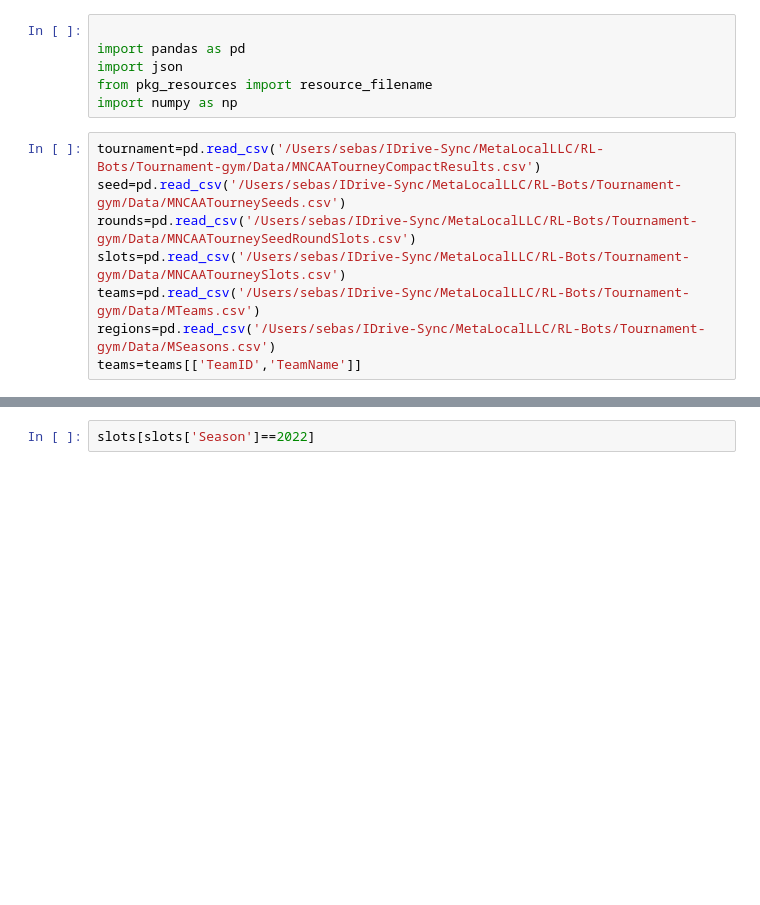
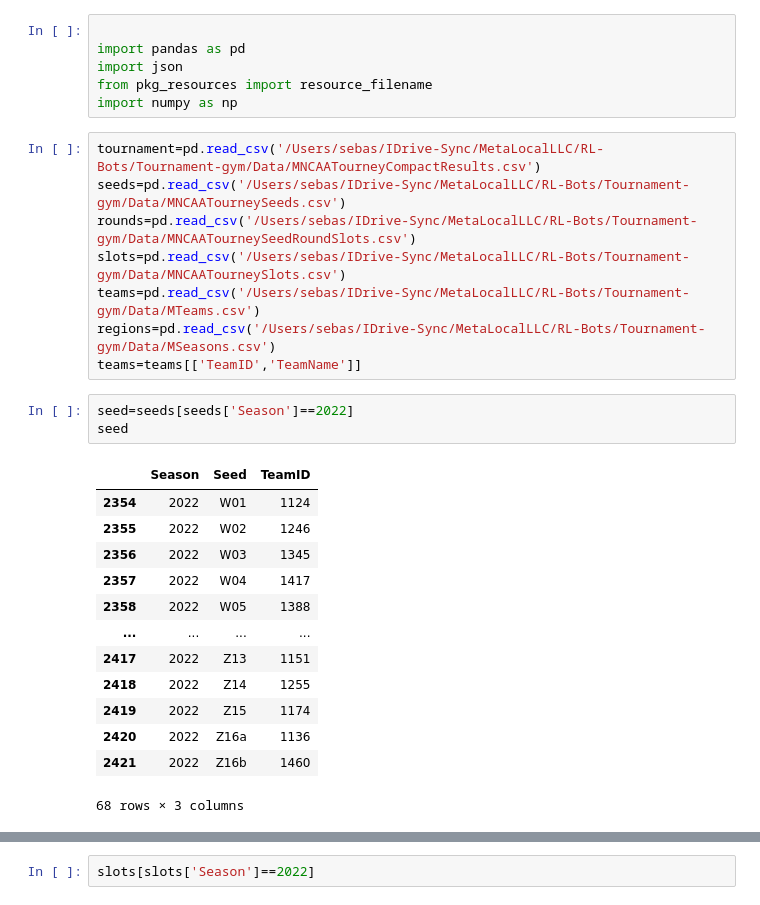
Before and after one commit to sebastiancoombs/Tournament-gym, a Jupyter notebook: Process_data/build mens json.ipynb, the cells around one changed output, grey strips where cells are left out. Cells and saved outputs as stored; diff of their text form; blank space fills up the shorter version.

```diff
--- a/Process_data/build mens json.ipynb
+++ b/Process_data/build mens json.ipynb
@@ -6,10 +6,27 @@ from pkg_resources import resource_filename
 import numpy as np
 # %%
 tournament=pd.read_csv('/Users/sebas/IDrive-Sync/MetaLocalLLC/RL-Bots/Tournament-gym/Data/MNCAATourneyCompactResults.csv')
-seed=pd.read_csv('/Users/sebas/IDrive-Sync/MetaLocalLLC/RL-Bots/Tournament-gym/Data/MNCAATourneySeeds.csv')
+seeds=pd.read_csv('/Users/sebas/IDrive-Sync/MetaLocalLLC/RL-Bots/Tournament-gym/Data/MNCAATourneySeeds.csv')
 rounds=pd.read_csv('/Users/sebas/IDrive-Sync/MetaLocalLLC/RL-Bots/Tournament-gym/Data/MNCAATourneySeedRoundSlots.csv')
 slots=pd.read_csv('/Users/sebas/IDrive-Sync/MetaLocalLLC/RL-Bots/Tournament-gym/Data/MNCAATourneySlots.csv')
 teams=pd.read_csv('/Users/sebas/IDrive-Sync/MetaLocalLLC/RL-Bots/Tournament-gym/Data/MTeams.csv')
 regions=pd.read_csv('/Users/sebas/IDrive-Sync/MetaLocalLLC/RL-Bots/Tournament-gym/Data/MSeasons.csv')
 teams=teams[['TeamID','TeamName']]
+# %%
+seed=seeds[seeds['Season']==2022]
+seed
+# %% [output]
+|  | Season | Seed | TeamID |
+| 2354 | 2022 | W01 | 1124 |
+| 2355 | 2022 | W02 | 1246 |
+| 2356 | 2022 | W03 | 1345 |
+| 2357 | 2022 | W04 | 1417 |
+| 2358 | 2022 | W05 | 1388 |
+| ... | ... | ... | ... |
+| 2417 | 2022 | Z13 | 1151 |
+| 2418 | 2022 | Z14 | 1255 |
+| 2419 | 2022 | Z15 | 1174 |
+| 2420 | 2022 | Z16a | 1136 |
+| 2421 | 2022 | Z16b | 1460 |
+68 rows × 3 columns
 # %%
```
Also changed, not shown: parts of 3 cells of this notebook.
